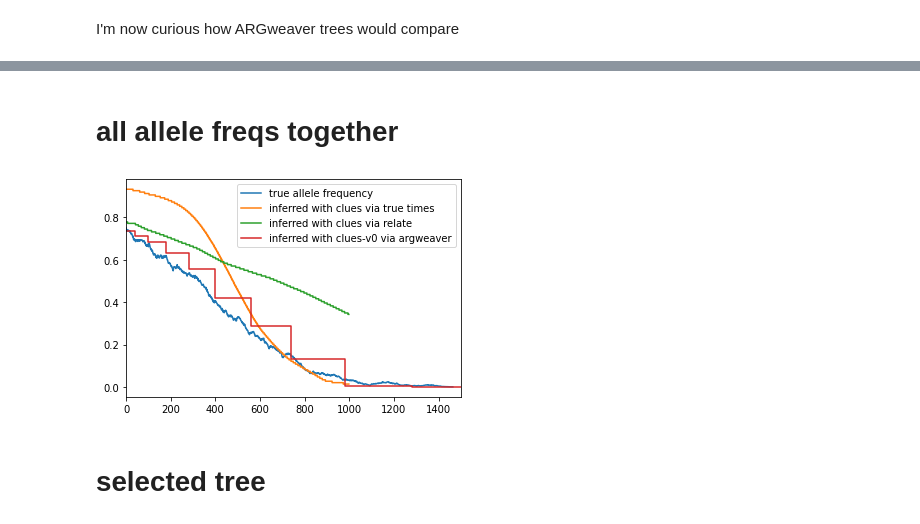
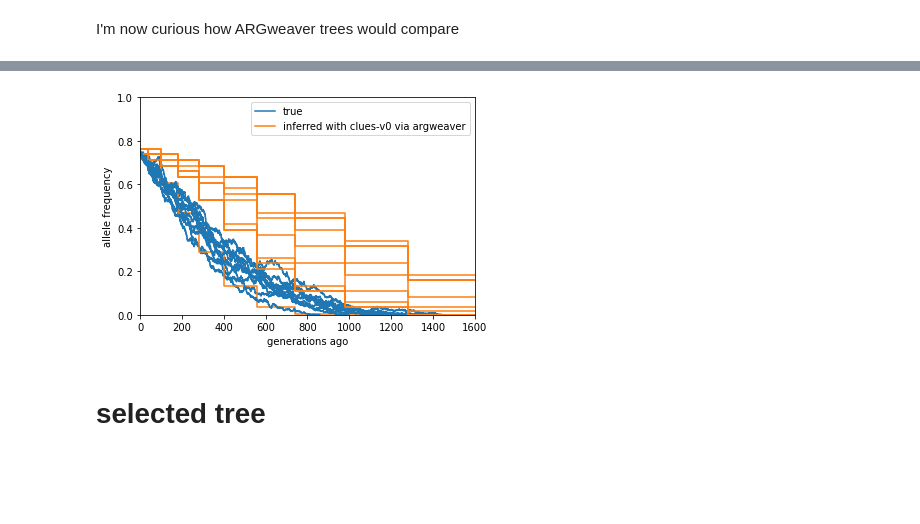
Before and after one commit to mmosmond/treescue, a Jupyter notebook: notebooks/plots.ipynb, the cells around one changed output, grey strips where cells are left out. Saved outputs shown, nothing was run; the diff lists cells and outputs as text; code cells hidden in the pictures; blank space fills up the shorter version.

```diff
--- a/notebooks/plots.ipynb
+++ b/notebooks/plots.ipynb
@@ -81,5 +152,2 @@ is it mostly driven by the intercept? what if we supply the current freq?
 # %% [markdown]
 I'm now curious how ARGweaver trees would compare
-# %%
-h5file = "../data/sim_10000K_0d_0.01s_0.5h_2B_0u_1q_100000L_1.25e-08r_0.75f_0n_25k_2.5e-08U_argweaver/out.clues.h5"
-h5 = h5py.File(h5file,'r')
@@ -97,15 +154,31 @@ plt.show()
-# %% [markdown]
-# all allele freqs together
-# %%
-plt.plot(ts, ps, label='true allele frequency')
-plt.step(epochs_true, ps_true, label='inferred with clues via true times')
-plt.step(clues_epochs, clues_ps, where='post', label='inferred with clues via relate')
-plt.step(argweaver_ts, xHats, where='post', label='inferred with clues-v0 via argweaver')
-plt.xlim([0,1500])
-plt.legend()
-plt.show()
-# %% [output]
-[figure, removed]
+# %%
+caes = []
+caps = []
+for n in ns:
+    filename = file %n + extra + '_argweaver/out.clues.h5'
+    try:
+        h5 = h5py.File(filename,'r')
+        xs = h5.attrs['xHat']
+        caps.append(xs)
+        ts = h5.attrs['t'][:-1]
+        caes.append(ts)
+    except:
+        print('missing data for replicate %d' %n)
+        caps.append([])
+        caes.append([])
+# %%
+for n in ns:
+    plt.step(tss[n], pss[n], color=plt.cm.tab10(0))
+    plt.step(caes[n], caps[n], where='post', color=plt.cm.tab10(1))
+
+plt.xlabel('generations ago')
+plt.ylabel('allele frequency')
+plt.xlim([0,1600])
+plt.ylim(0,1)
+plt.legend(['true','inferred with clues-v0 via argweaver'])
+plt.show()
+# %% [output]
+[figure, added]
 # %% [markdown]
 # selected tree
 # %% [markdown]
```
Also changed, not shown: parts of 43 cells of this notebook, 4 other files.
